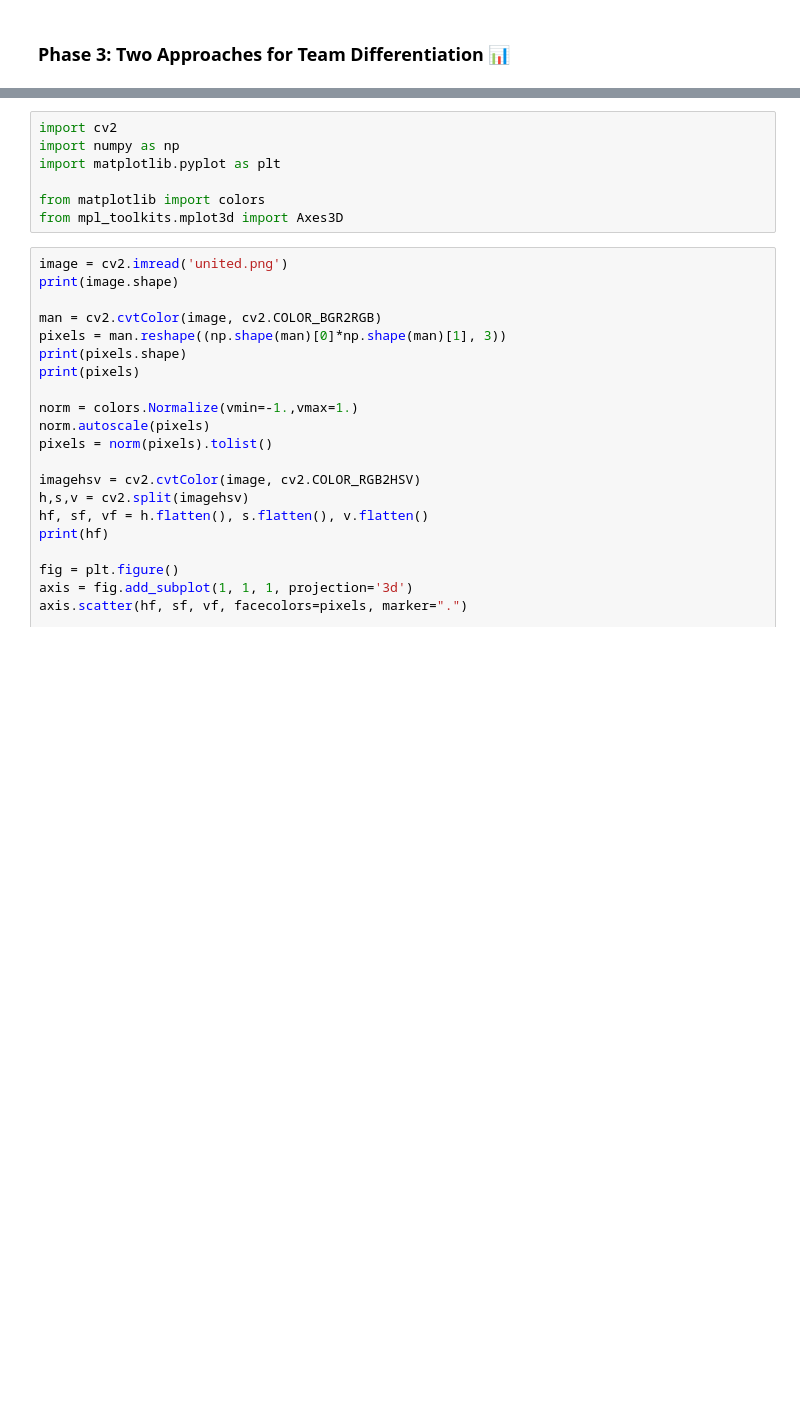
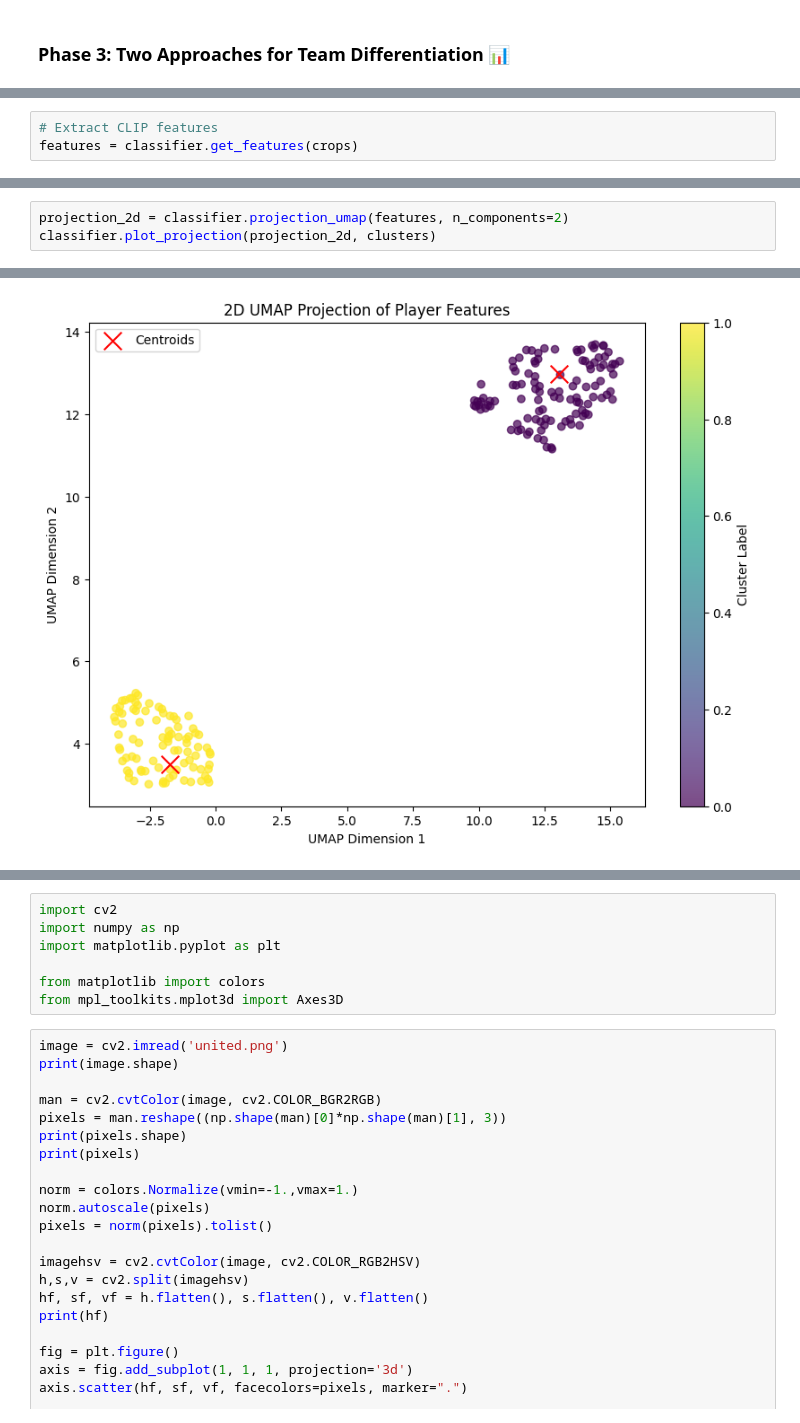
Before and after one commit to alyasltd/FootCVision, a Jupyter notebook: phase3/phase3.ipynb, the cells around one changed output, grey strips where cells are left out. Cells and saved outputs as stored; diff of their text form; blank space fills up the shorter version.

```diff
--- a/phase3/phase3.ipynb
+++ b/phase3/phase3.ipynb
@@ -2,0 +32,3 @@
+# %%
+# Extract CLIP features
+features = classifier.get_features(crops)
@@ -2,0 +43,4 @@
+# %%
+projection_2d = classifier.projection_umap(features, n_components=2)
+classifier.plot_projection(projection_2d, clusters)
+# %% [output]
@@ -2,0 +49 @@
+[figure, added]
```
Also changed, not shown: parts of 9 cells of this notebook, 1 other file.
